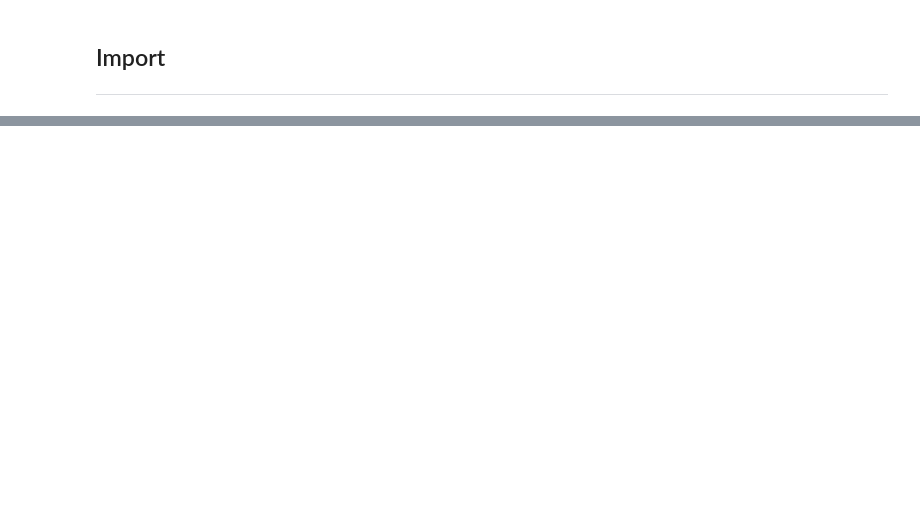
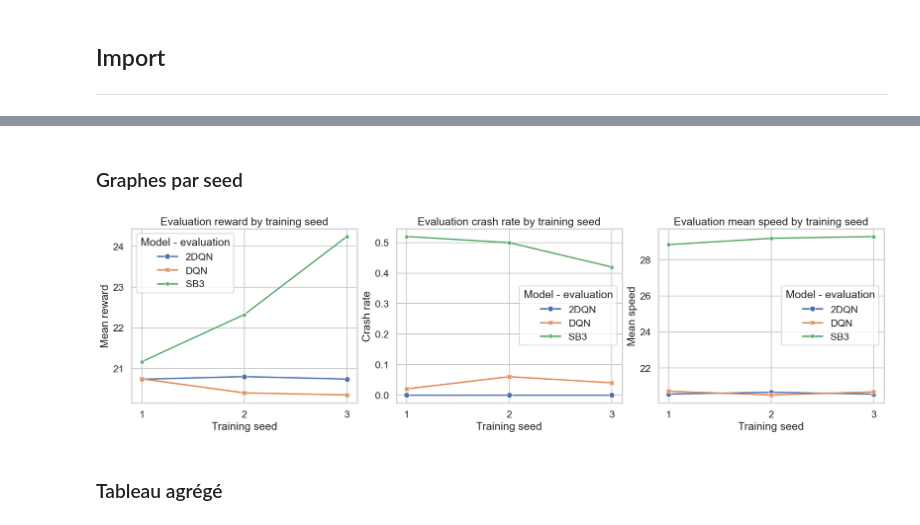
Before and after one commit to Bliights/RL-project, a Jupyter notebook: src/scripts/visualization/RL_project_group4 copy.ipynb, the cells around one changed output, grey strips where cells are left out. Drawn from its saved outputs; the diff is of its cells as text; code cells hidden in the pictures; blank space fills up the shorter version.

```diff
--- a/src/scripts/visualization/RL_project_group4 copy.ipynb
+++ b/src/scripts/visualization/RL_project_group4 copy.ipynb
@@ -508,0 +563,36 @@ Final DQN vs SB3 comparison based on the aggregated evaluation summaries.
+# %% [markdown]
+### Graphes par seed
+# %%
+per_seed_plot_df = paired_summary_df.copy()
+
+fig, axes = plt.subplots(1, 3, figsize=(18, 5), constrained_layout=True)
+
+plot_specs = [
+    ("mean_reward", "Evaluation reward by training seed", "Mean reward"),
+    ("crash_rate", "Evaluation crash rate by training seed", "Crash rate"),
+    ("mean_speed", "Evaluation mean speed by training seed", "Mean speed"),
+]
+
+for ax, (metric, title, ylabel) in zip(axes, plot_specs):
+    sns.lineplot(
+        data=per_seed_plot_df,
+        x="train_seed",
+        y=metric,
+        hue="model",
+        style="model",
+        markers=True,
+        dashes=False,
+        errorbar=None,
+        ax=ax,
+    )
+    ax.set_title(title)
+    ax.set_xlabel("Training seed")
+    ax.set_ylabel(ylabel)
+    ax.set_xticks(sorted(per_seed_plot_df["train_seed"].unique()))
+    ax.legend(title="Model - evaluation")
+
+plt.show()
+# %% [output]
+[figure, added]
+# %% [markdown]
+### Tableau agrégé
```
Also changed, not shown: parts of 78 cells of this notebook, 7 other files.
